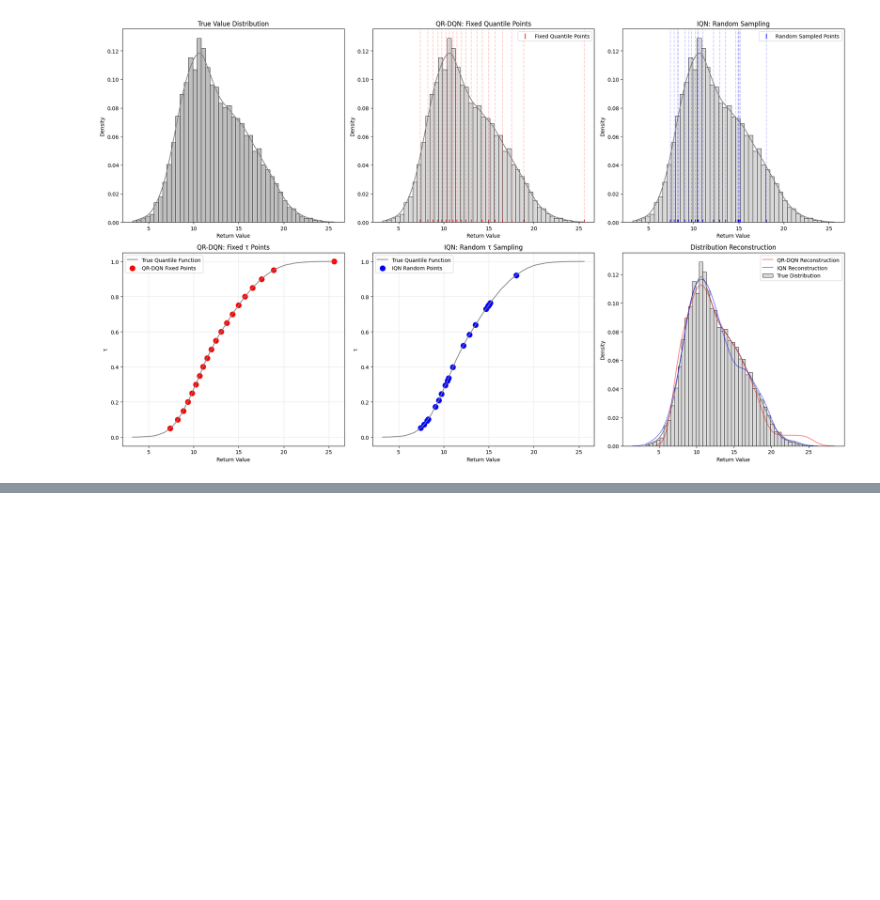
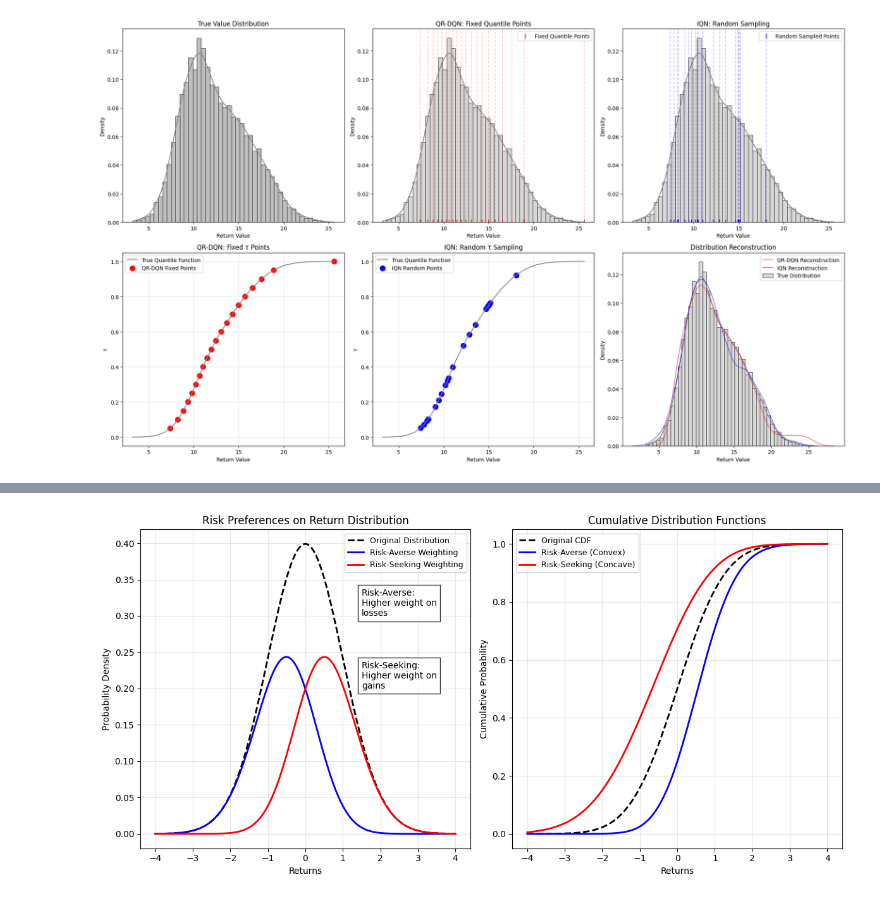
Before and after one commit to mohasarfi/DRL101MS, a Jupyter notebook: IQN.ipynb, the cells around one changed output, grey strips where cells are left out. Saved outputs shown, nothing was run; the diff lists cells and outputs as text; code cells hidden in the pictures; blank space fills up the shorter version.

```diff
--- a/IQN.ipynb
+++ b/IQN.ipynb
@@ -1453,0 +1542,67 @@ if __name__ == "__main__":
+# %%
+import numpy as np
+import matplotlib.pyplot as plt
+from scipy.stats import norm
+
+def plot_risk_distributions(mu=0, sigma=1, figsize=(12, 6)):
+    # Create data points
+    x = np.linspace(mu - 4*sigma, mu + 4*sigma, 1000)
+
+    # Calculate distributions
+    normal_dist = norm.pdf(x, mu, sigma)
+
+    # Create risk-averse and risk-seeking weightings
+    # Risk-averse gives more weight to negative outcomes
+    risk_averse = normal_dist * (1 - norm.cdf(x, mu, sigma))
+    # Risk-seeking gives more weight to positive outcomes
+    risk_seeking = normal_dist * norm.cdf(x, mu, sigma)
+
+    # Create subplot
+    fig, (ax1, ax2) = plt.subplots(1, 2, figsize=figsize)
+
+    # Plot 1: Original vs Weighted Distributions
+    ax1.plot(x, normal_dist, 'k--', label='Original Distribution', linewidth=2)
+    ax1.plot(x, risk_averse, 'b-', label='Risk-Averse Weighting', linewidth=2)
+    ax1.plot(x, risk_seeking, 'r-', label='Risk-Seeking Weighting', linewidth=2)
+
+    ax1.set_title('Risk Preferences on Return Distribution', fontsize=12)
+    ax1.set_xlabel('Returns', fontsize=10)
+    ax1.set_ylabel('Probability Density', fontsize=10)
+    ax1.grid(True, alpha=0.3)
+    ax1.legend(fontsize=9)
+
+    # Plot 2: Cumulative Distributions
+    ax2.plot(x, norm.cdf(x, mu, sigma), 'k--',
+            label='Original CDF', linewidth=2)
+    # Risk-averse distortion (convex)
+    risk_averse_cdf = norm.cdf(x, mu, sigma)**2
+    # Risk-seeking distortion (concave)
+    risk_seeking_cdf = np.sqrt(norm.cdf(x, mu, sigma))
+
+    ax2.plot(x, risk_averse_cdf, 'b-',
+            label='Risk-Averse (Convex)', linewidth=2)
+    ax2.plot(x, risk_seeking_cdf, 'r-',
+            label='Risk-Seeking (Concave)', linewidth=2)
+
+    ax2.set_title('Cumulative Distribution Functions', fontsize=12)
+    ax2.set_xlabel('Returns', fontsize=10)
+    ax2.set_ylabel('Cumulative Probability', fontsize=10)
+    ax2.grid(True, alpha=0.3)
+    ax2.legend(fontsize=9)
+
+    # Add annotations
+    ax1.text(1.5, 0.3, 'Risk-Averse:\nHigher weight on\nlosses',
+             bbox=dict(facecolor='white', alpha=0.8))
+    ax1.text(1.5, 0.2, 'Risk-Seeking:\nHigher weight on\ngains',
+             bbox=dict(facecolor='white', alpha=0.8))
+
+    plt.tight_layout()
+    plt.show()
+
+# Call the function
+plot_risk_distributions()
+
+# Optional: Save the plot
+# plt.savefig('risk_distributions.png', dpi=300, bbox_inches='tight')
+# %% [output]
+[figure, added]
```
Also changed, not shown: parts of 5 cells of this notebook, 1 other file.
